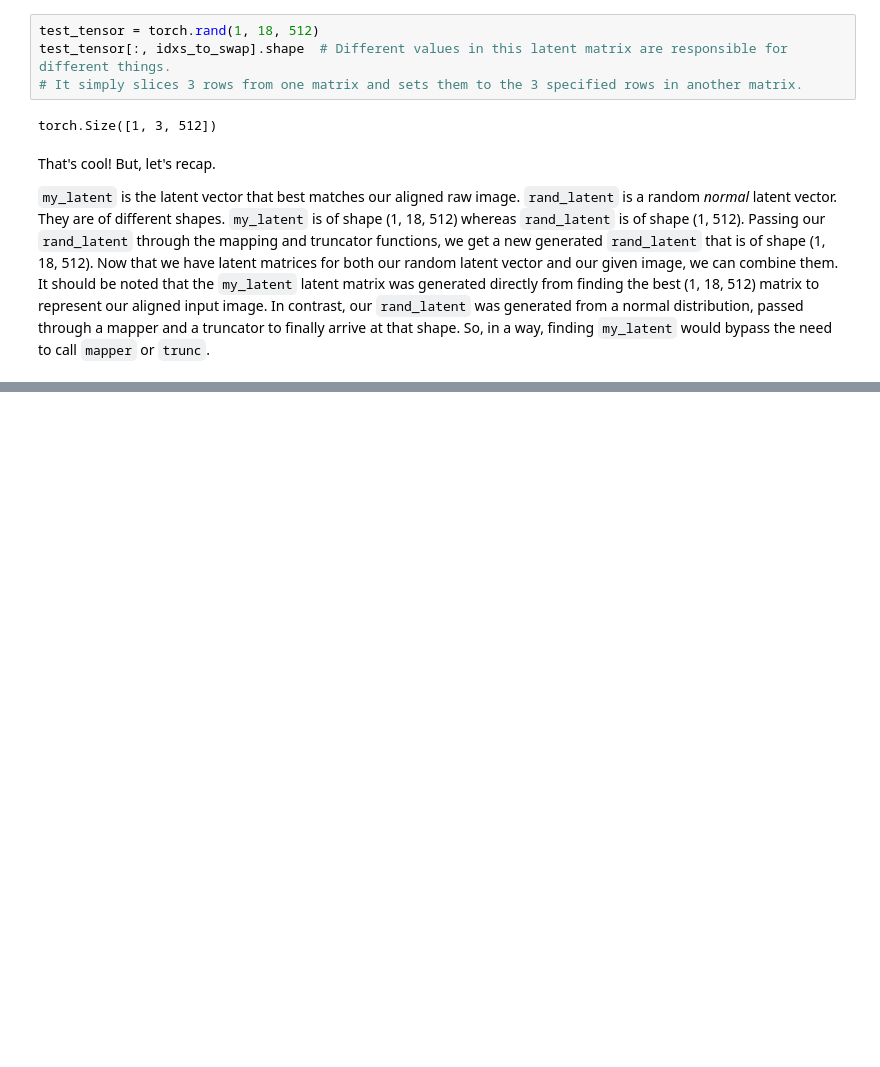
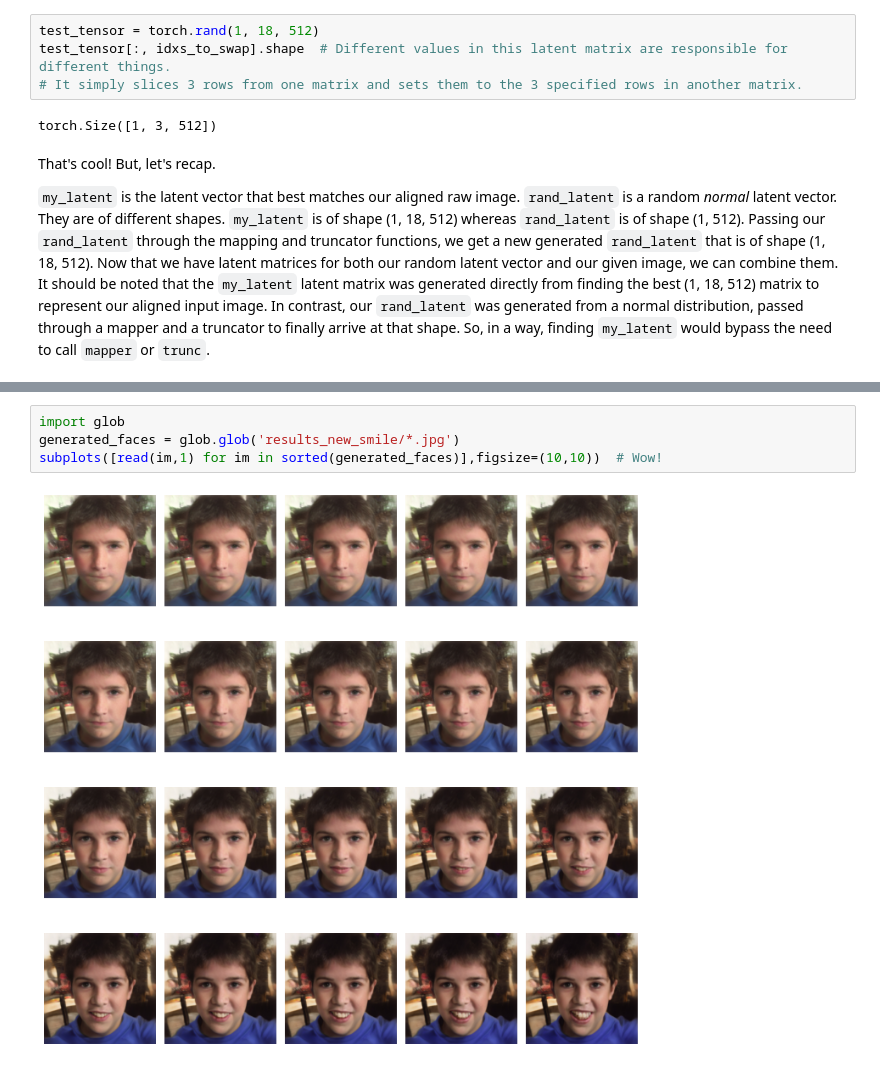
Before and after one commit to acmucsd-projects/fa21-lion, a Jupyter notebook: ML/src/pretrained_StyleGAN2.ipynb, the cells around one changed output, grey strips where cells are left out. Cells and saved outputs as stored; diff of their text form; blank space fills up the shorter version.

```diff
--- a/ML/src/pretrained_StyleGAN2.ipynb
+++ b/ML/src/pretrained_StyleGAN2.ipynb
@@ -422,0 +476,6 @@ subplots([A,a,B,b], figsize=(7,8), nc=2, suptitle='Transfer granular features')
+# %%
+import glob
+generated_faces = glob.glob('results_new_smile/*.jpg')
+subplots([read(im,1) for im in sorted(generated_faces)],figsize=(10,10))  # Wow!
+# %% [output]
+[figure, added]
```
Also changed, not shown: parts of 15 cells of this notebook.
